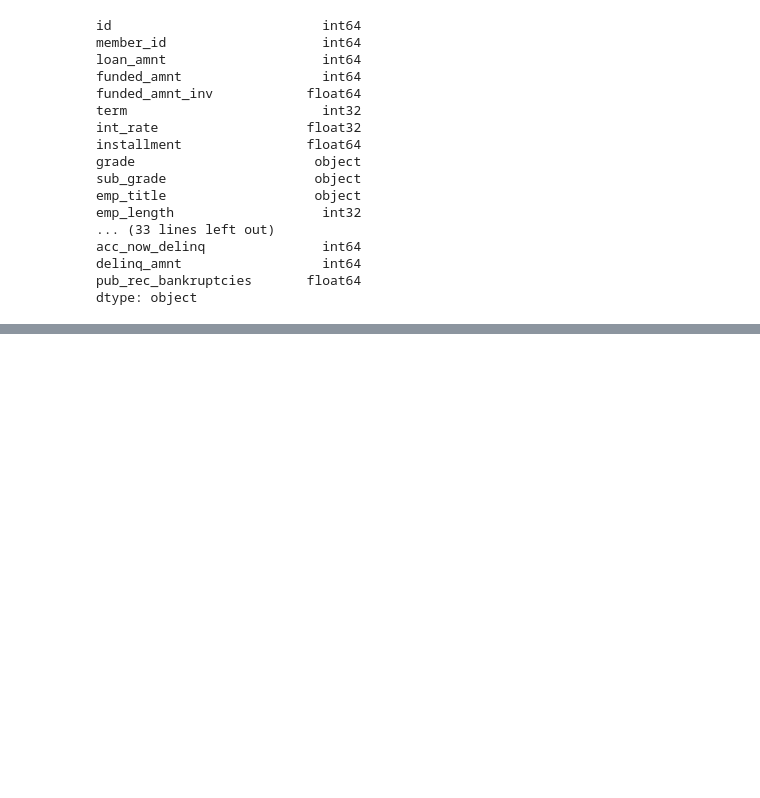
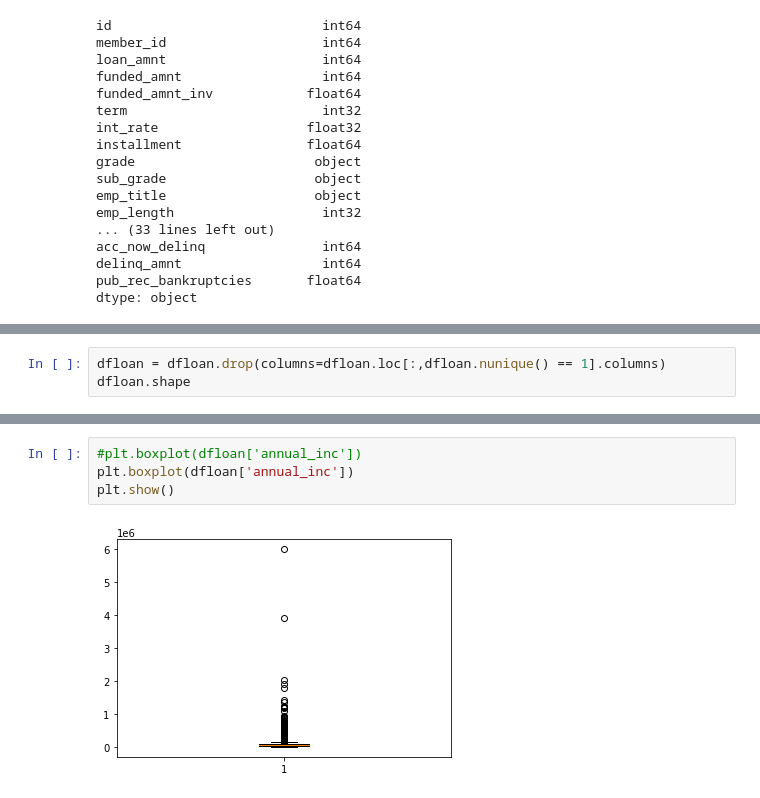
Before and after one commit to Prithvi25298/Lending-Club-Case-Study, a Jupyter notebook: assignment1mark2.ipynb, the cells around one changed output, grey strips where cells are left out. Saved outputs shown, nothing was run; the diff lists cells and outputs as text; blank space fills up the shorter version.

```diff
--- a/assignment1mark2.ipynb
+++ b/assignment1mark2.ipynb
@@ -460,0 +468,3 @@ Name: term, Length: 39644, dtype: int32
+# %%
+dfloan = dfloan.drop(columns=dfloan.loc[:,dfloan.nunique() == 1].columns)
+dfloan.shape
@@ -460,0 +507,6 @@ Name: term, Length: 39644, dtype: int32
+# %%
+#plt.boxplot(dfloan['annual_inc'])
+plt.boxplot(dfloan['annual_inc'])
+plt.show()
+# %% [output]
+[figure, added]
```
Also changed, not shown: parts of 19 cells of this notebook.
